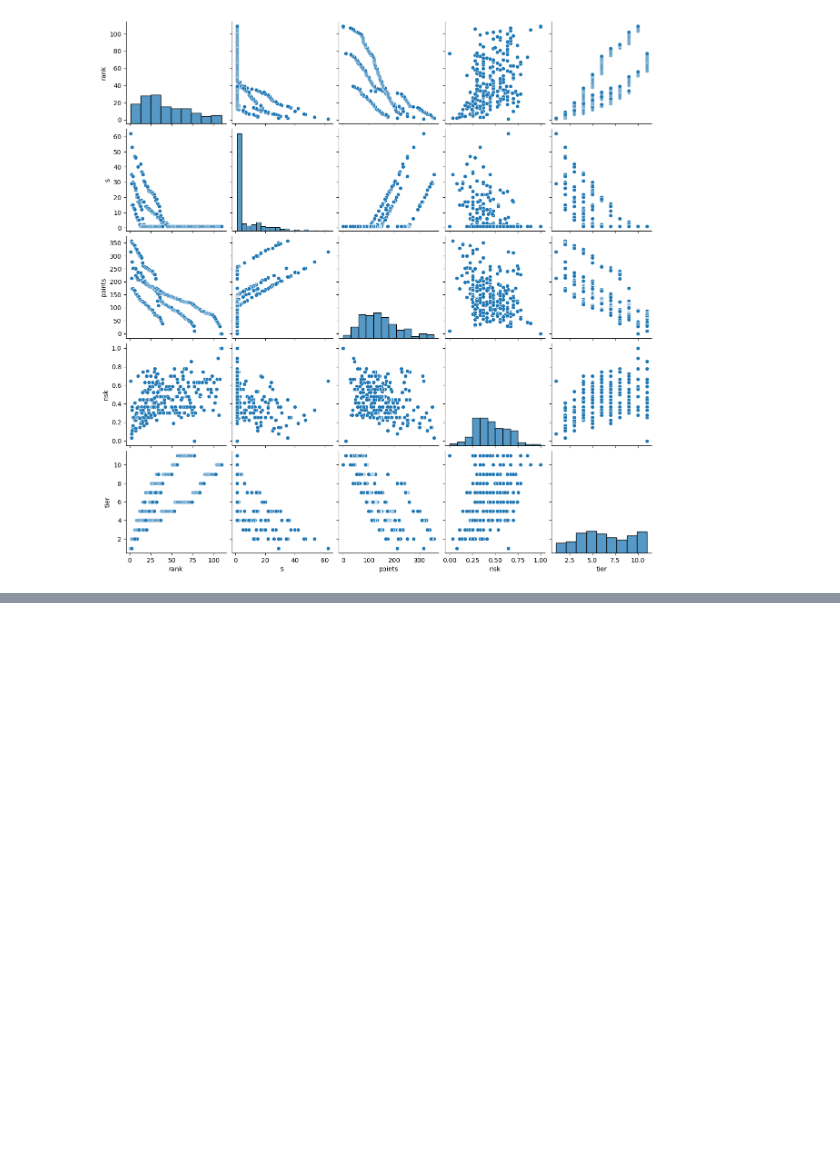
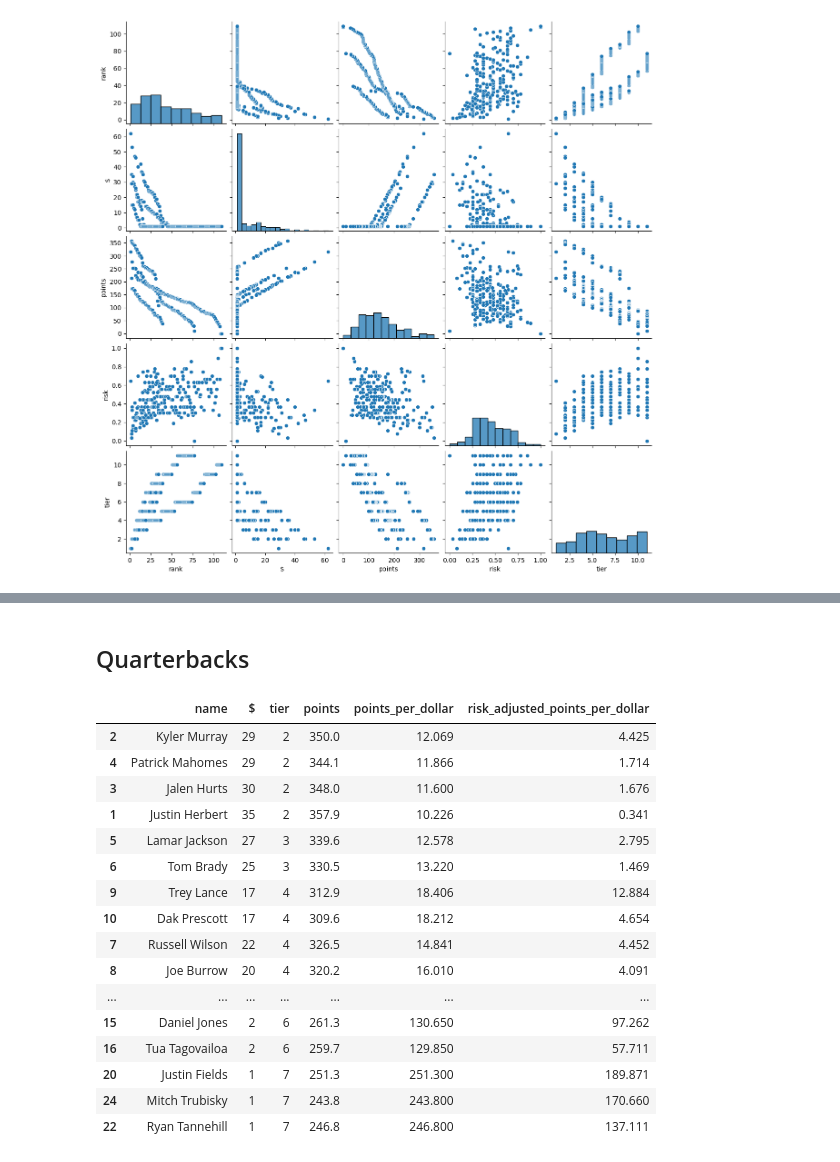
Before and after one commit to zbloss/salary-cap-analysis, a Jupyter notebook: notebooks/eda.ipynb, the cells around one changed output, grey strips where cells are left out. Saved outputs shown, nothing was run; the diff lists cells and outputs as text; code cells hidden in the pictures; blank space fills up the shorter version.

```diff
--- a/notebooks/eda.ipynb
+++ b/notebooks/eda.ipynb
@@ -585,0 +657,26 @@ data[
+# %% [markdown]
+## Quarterbacks
+# %%
+qb_data = data[
+    data['position'] == 'QB'
+][['name', '$', 'tier', 'points', 'points_per_dollar', 'risk_adjusted_points_per_dollar']].sort_values(by=['tier', 'risk_adjusted_points_per_dollar'], ascending=[True, False])
+
+qb_data.head(20)
+# %% [output]
+|  | name | $ | tier | points | points_per_dollar | risk_adjusted_points_per_dollar |
+| 2 | Kyler Murray | 29 | 2 | 350.0 | 12.069 | 4.425 |
+| 4 | Patrick Mahomes | 29 | 2 | 344.1 | 11.866 | 1.714 |
+| 3 | Jalen Hurts | 30 | 2 | 348.0 | 11.600 | 1.676 |
+| 1 | Justin Herbert | 35 | 2 | 357.9 | 10.226 | 0.341 |
+| 5 | Lamar Jackson | 27 | 3 | 339.6 | 12.578 | 2.795 |
+| 6 | Tom Brady | 25 | 3 | 330.5 | 13.220 | 1.469 |
+| 9 | Trey Lance | 17 | 4 | 312.9 | 18.406 | 12.884 |
+| 10 | Dak Prescott | 17 | 4 | 309.6 | 18.212 | 4.654 |
+| 7 | Russell Wilson | 22 | 4 | 326.5 | 14.841 | 4.452 |
+| 8 | Joe Burrow | 20 | 4 | 320.2 | 16.010 | 4.091 |
+| ... | ... | ... | ... | ... | ... | ... |
+| 15 | Daniel Jones | 2 | 6 | 261.3 | 130.650 | 97.262 |
+| 16 | Tua Tagovailoa | 2 | 6 | 259.7 | 129.850 | 57.711 |
+| 20 | Justin Fields | 1 | 7 | 251.3 | 251.300 | 189.871 |
+| 24 | Mitch Trubisky | 1 | 7 | 243.8 | 243.800 | 170.660 |
+| 22 | Ryan Tannehill | 1 | 7 | 246.8 | 246.800 | 137.111 |
```
Also changed, not shown: parts of 28 cells of this notebook, 10 other files.
